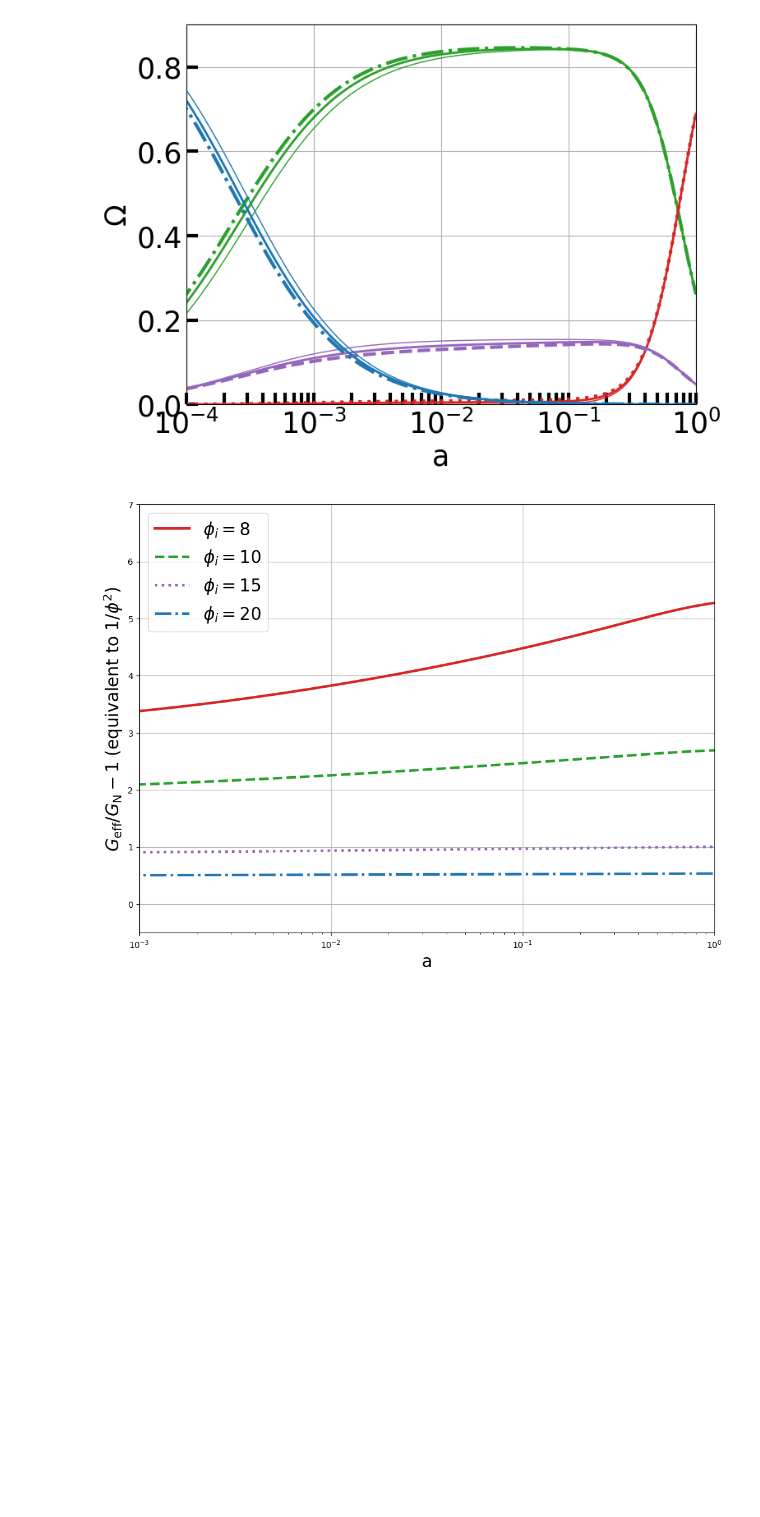
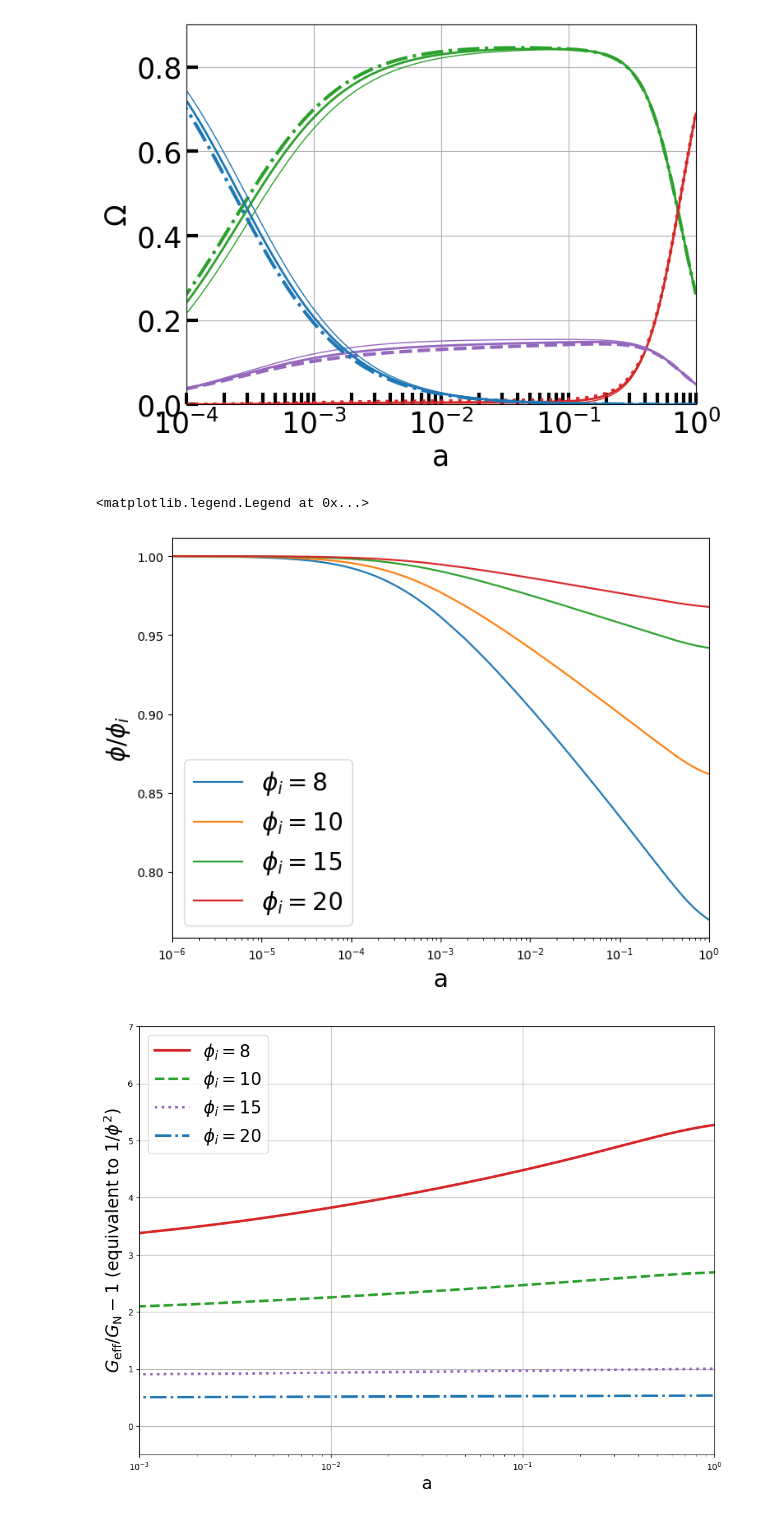
Before and after one commit to joaoreboucas1/ISF, a Jupyter notebook: Interacting_Scalar_Fields.ipynb, the cells around one changed output. Saved outputs shown, nothing was run; the diff lists cells and outputs as text; code cells hidden in the pictures; blank space fills up the shorter version.

```diff
--- a/Interacting_Scalar_Fields.ipynb
+++ b/Interacting_Scalar_Fields.ipynb
@@ -344,20 +363,19 @@ plt.savefig("Figures/fig1_a.pdf")
 [figure]
 # %%
 # Plotting phi(a)
-factor=3
+factor=2
 plt.figure(figsize=(4*factor,3*factor))
 
-plt.semilogx(a, phi_a_8/8, label=r'$\phi_i = 8$')
-plt.semilogx(a, phi_a_10/10, label=r'$\phi_i = 10$')
-plt.semilogx(a, phi_a_15/15, label=r'$\phi_i = 15$')
-plt.semilogx(a, phi_a_20/20, label=r'$\phi_i = 20$')
+for phi_i in phi_i_values:
+    plt.semilogx(a, results[phi_i]["phi"]/phi_i, label=rf'$\phi_i = {phi_i}$')
 
 plt.xlabel("a", fontsize=20)
 plt.ylabel(r"$\phi/\phi_i$", fontsize=20)
-
 plt.xlim([1e-6, 1])
-
 plt.legend(fontsize=20)
+# %% [output]
+<matplotlib.legend.Legend at 0x...>
+[figure, added]
 # %%
 # Plotting G_eff/G_N - 1 ( = 1/phi^2) (Figure 2b)
 factor=3
```
Also changed, not shown: parts of 5 cells of this notebook, 3 other files.
